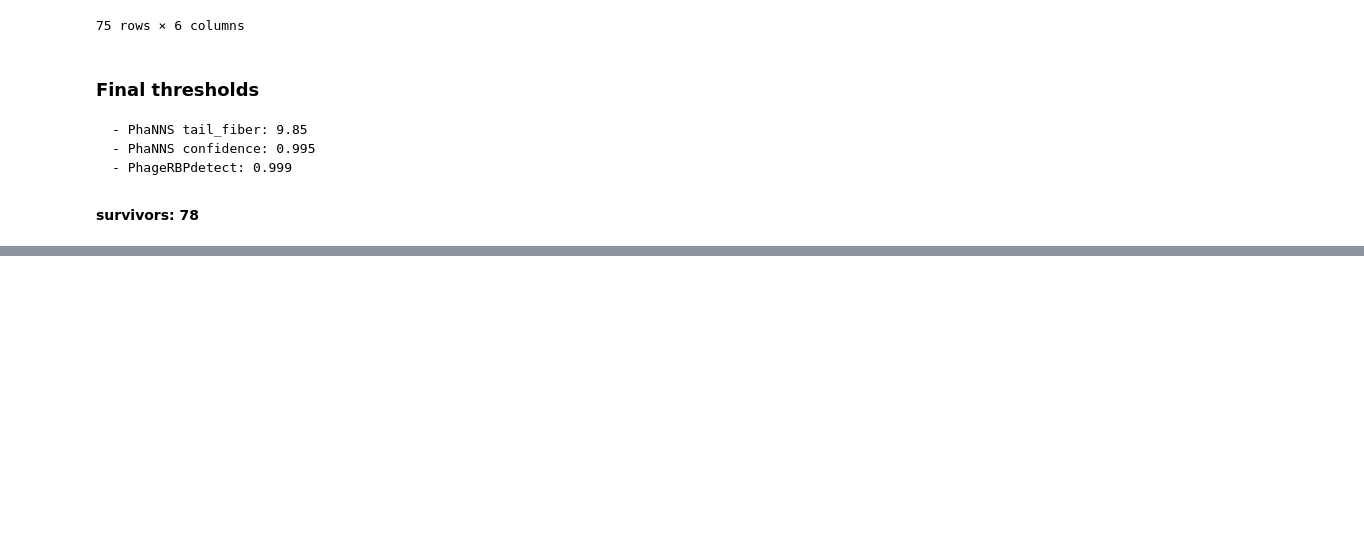
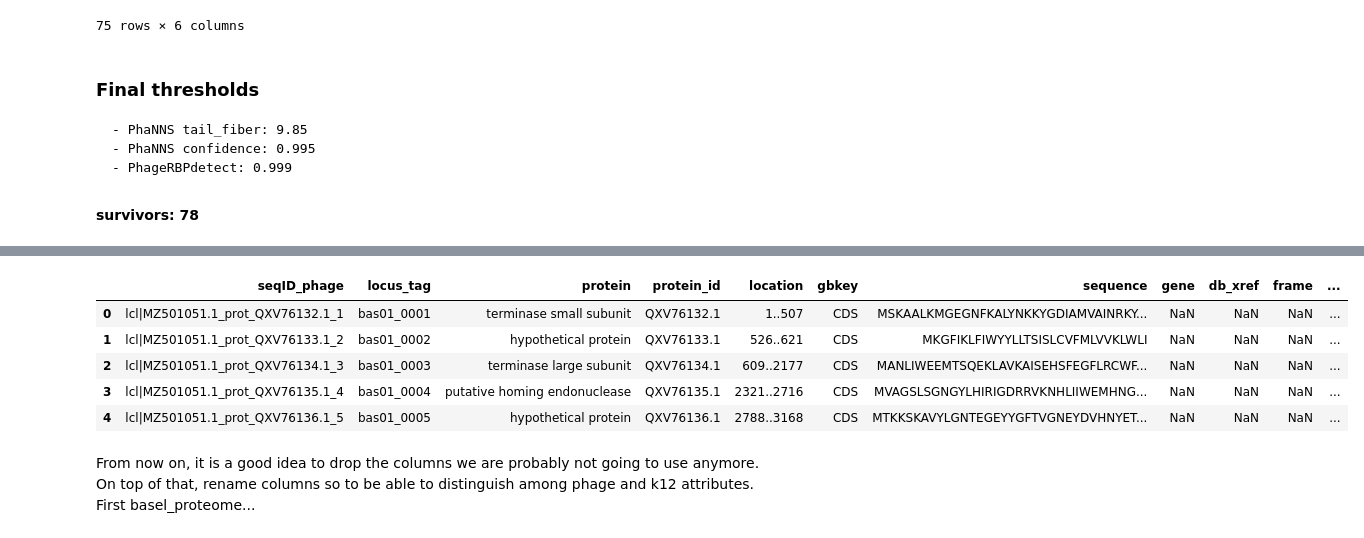
Before and after one commit to Drivahah/Predicting-phage-host-interaction-with-Language-Models, a Jupyter notebook: notebooks/02_transform_data.ipynb, the cells around one changed output, grey strips where cells are left out. Cells and saved outputs as stored; diff of their text form; code cells hidden in the pictures; blank space fills up the shorter version.

```diff
--- a/notebooks/02_transform_data.ipynb
+++ b/notebooks/02_transform_data.ipynb
@@ -471,0 +523,18 @@ Number of survivors: 75
+# %%
+# Add bas column to basel_proteome (capitalized)
+basel_proteome['bas'] = basel_proteome['locus_tag'].str.split('_', expand=True)[0]
+basel_proteome['bas'] = basel_proteome['bas'].str.capitalize()
+
+# Display basel_proteome
+display(basel_proteome.head())
+# %% [output]
+|  | seqID_phage | locus_tag | protein | protein_id | location | gbkey | sequence | gene | db_xref | frame | ... |
+| 0 | lcl|MZ501051.1_prot_QXV76132.1_1 | bas01_0001 | terminase small subunit | QXV76132.1 | 1..507 | CDS | MSKAALKMGEGNFKALYNKKYGDIAMVAINRKY... | NaN | NaN | NaN | ... |
+| 1 | lcl|MZ501051.1_prot_QXV76133.1_2 | bas01_0002 | hypothetical protein | QXV76133.1 | 526..621 | CDS | MKGFIKLFIWYYLLTSISLCVFMLVVKLWLI | NaN | NaN | NaN | ... |
+| 2 | lcl|MZ501051.1_prot_QXV76134.1_3 | bas01_0003 | terminase large subunit | QXV76134.1 | 609..2177 | CDS | MANLIWEEMTSQEKLAVKAISEHSFEGFLRCWF... | NaN | NaN | NaN | ... |
+| 3 | lcl|MZ501051.1_prot_QXV76135.1_4 | bas01_0004 | putative homing endonuclease | QXV76135.1 | 2321..2716 | CDS | MVAGSLSGNGYLHIRIGDRRVKNHLIIWEMHNG... | NaN | NaN | NaN | ... |
+| 4 | lcl|MZ501051.1_prot_QXV76136.1_5 | bas01_0005 | hypothetical protein | QXV76136.1 | 2788..3168 | CDS | MTKKSKAVYLGNTEGEYYGFTVGNEYDVHNYET... | NaN | NaN | NaN | ... |
+# %% [markdown]
+From now on, it is a good idea to drop the columns we are probably not going to use anymore. \
+On top of that, rename columns so to be able to distinguish among phage and k12 attributes. \
+First basel_proteome...
```
Also changed, not shown: parts of 19 cells of this notebook.
